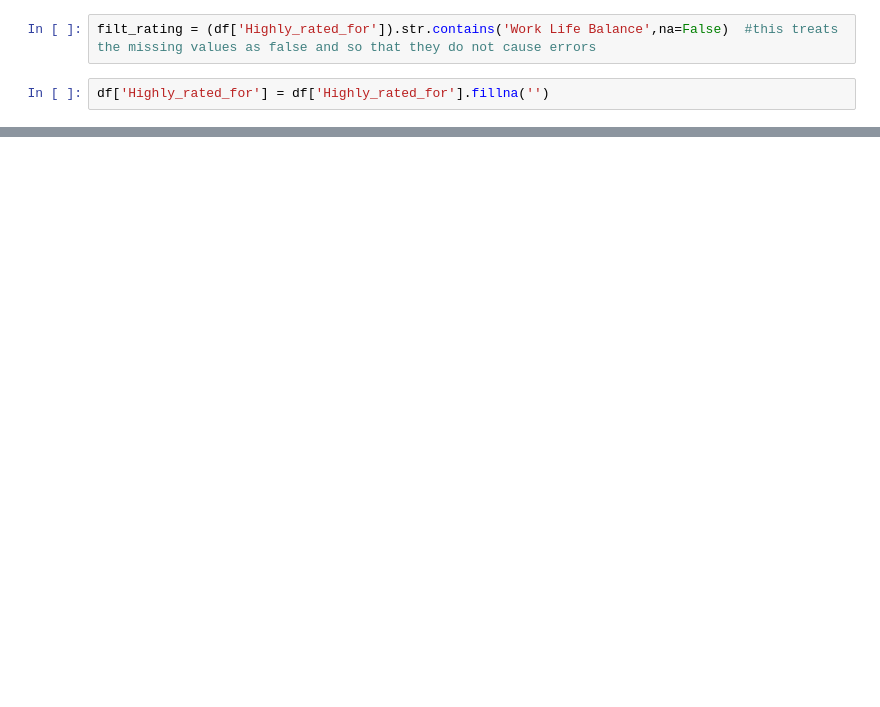
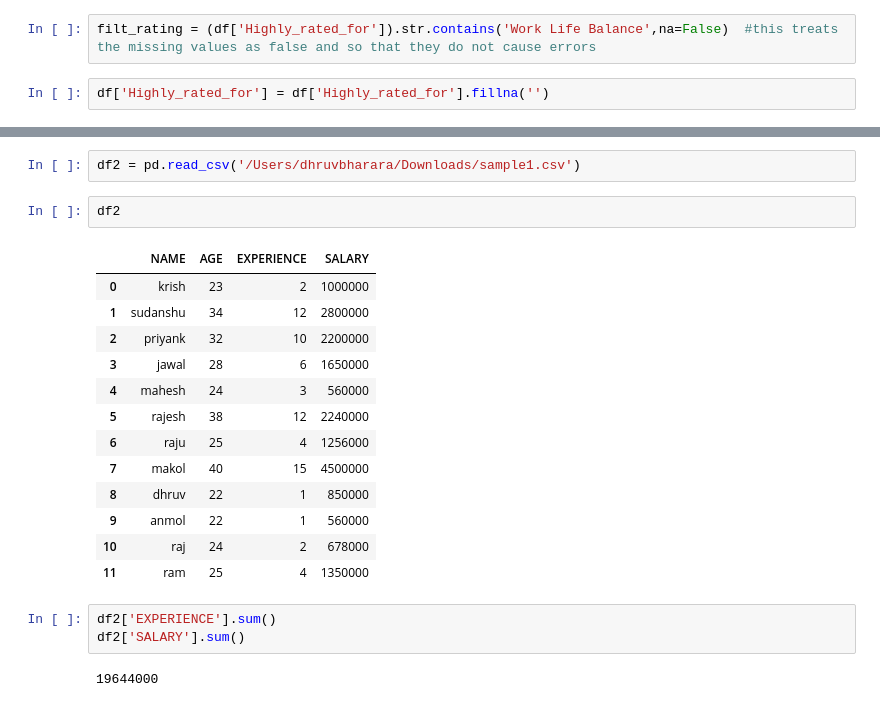
Before and after one commit to ch3AtZ/python, a Jupyter notebook: top10kcompaies1.ipynb, the cells around one changed output, grey strips where cells are left out. Cells and saved outputs as stored; diff of their text form; blank space fills up the shorter version.

```diff
--- a/top10kcompaies1.ipynb
+++ b/top10kcompaies1.ipynb
@@ -140,0 +363,23 @@ df.Total_jobs_available.head(10)
+# %%
+df2 = pd.read_csv('/Users/dhruvbharara/Downloads/sample1.csv')
+# %%
+df2
+# %% [output]
+|  | NAME | AGE | EXPERIENCE | SALARY |
+| 0 | krish | 23 | 2 | 1000000 |
+| 1 | sudanshu | 34 | 12 | 2800000 |
+| 2 | priyank | 32 | 10 | 2200000 |
+| 3 | jawal | 28 | 6 | 1650000 |
+| 4 | mahesh | 24 | 3 | 560000 |
+| 5 | rajesh | 38 | 12 | 2240000 |
+| 6 | raju | 25 | 4 | 1256000 |
+| 7 | makol | 40 | 15 | 4500000 |
+| 8 | dhruv | 22 | 1 | 850000 |
+| 9 | anmol | 22 | 1 | 560000 |
+| 10 | raj | 24 | 2 | 678000 |
+| 11 | ram | 25 | 4 | 1350000 |
+# %%
+df2['EXPERIENCE'].sum()
+df2['SALARY'].sum()
+# %% [output]
+19644000
```
Also changed, not shown: parts of 21 cells of this notebook, 2 other files.
